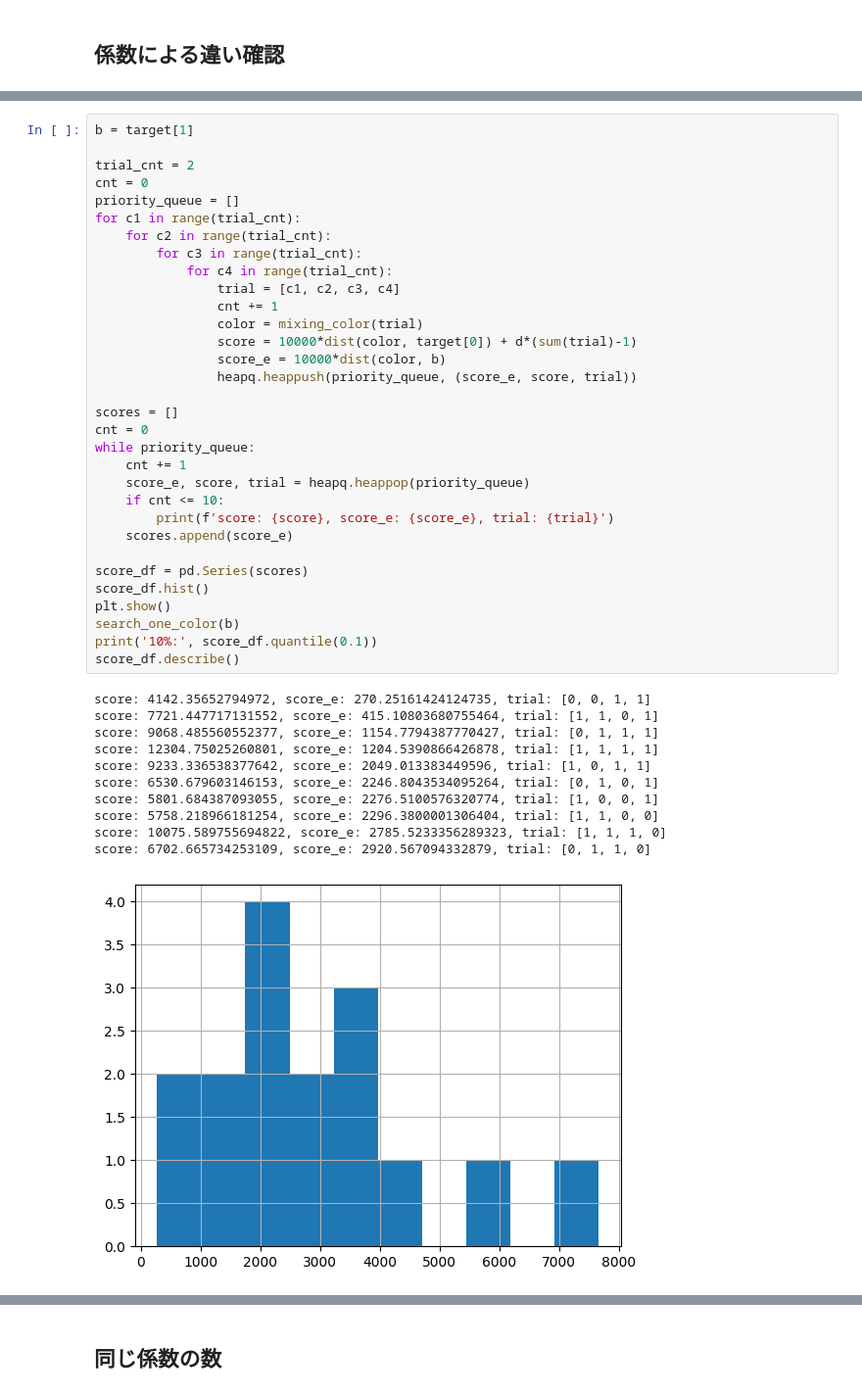
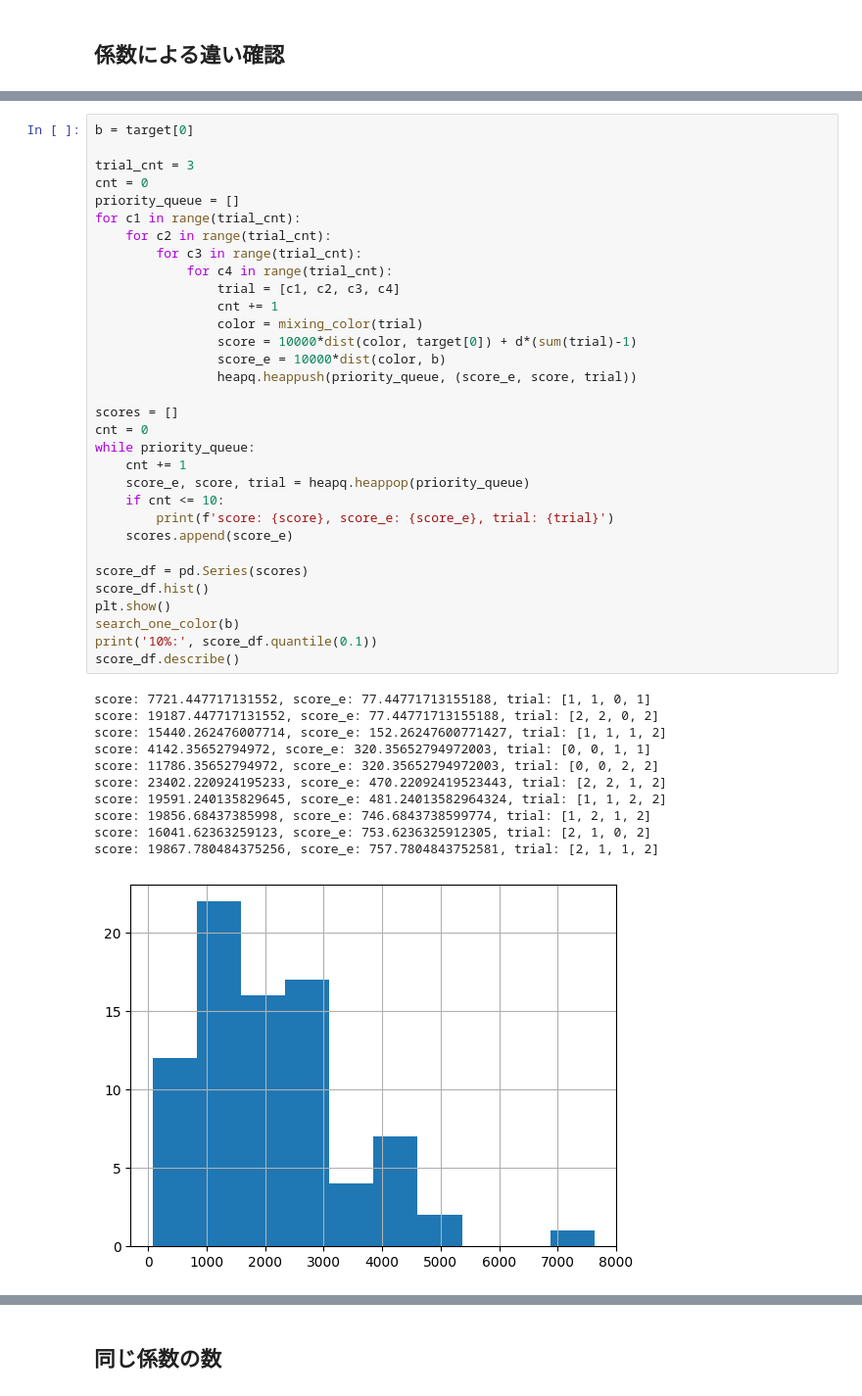
Before and after one commit to takus69/ahc048, a Jupyter notebook: EDA.ipynb, the cells around one changed output, grey strips where cells are left out. Shown at 98% size. Saved outputs shown, nothing was run; the diff lists cells and outputs as text.

```diff
--- a/EDA.ipynb
+++ b/EDA.ipynb
@@ -872,46 +872,46 @@ trial: [1, 1, 0, 1], score: 7721.447717131552, score_e: 77.44771713155188
 trial: [1, 1, 1, 0], score: 10075.589755694822, score_e: 2431.5897556948216
 trial: [1, 1, 1, 1], score: 12304.75025260801, score_e: 838.7502526080101
 # %%
-b = target[1]
+b = target[0]
 
-trial_cnt = 2
+trial_cnt = 3
 cnt = 0
 priority_queue = []
 for c1 in range(trial_cnt):
     for c2 in range(trial_cnt):
         for c3 in range(trial_cnt):
             for c4 in range(trial_cnt):
                 trial = [c1, c2, c3, c4]
                 cnt += 1
                 color = mixing_color(trial)
                 score = 10000*dist(color, target[0]) + d*(sum(trial)-1)
                 score_e = 10000*dist(color, b)
                 heapq.heappush(priority_queue, (score_e, score, trial))
 
 scores = []
 cnt = 0
 while priority_queue:
     cnt += 1
     score_e, score, trial = heapq.heappop(priority_queue)
     if cnt <= 10:
         print(f'score: {score}, score_e: {score_e}, trial: {trial}')
     scores.append(score_e)
 
 score_df = pd.Series(scores)
 score_df.hist()
 plt.show()
 search_one_color(b)
 print('10%:', score_df.quantile(0.1))
 score_df.describe()
 # %% [output]
-score: 4142.35652794972, score_e: 270.25161424124735, trial: [0, 0, 1, 1]
-score: 7721.447717131552, score_e: 415.10803680755464, trial: [1, 1, 0, 1]
-score: 9068.485560552377, score_e: 1154.7794387770427, trial: [0, 1, 1, 1]
-score: 12304.75025260801, score_e: 1204.5390866426878, trial: [1, 1, 1, 1]
-score: 9233.336538377642, score_e: 2049.013383449596, trial: [1, 0, 1, 1]
-score: 6530.679603146153, score_e: 2246.8043534095264, trial: [0, 1, 0, 1]
-score: 5801.684387093055, score_e: 2276.5100576320774, trial: [1, 0, 0, 1]
-score: 5758.218966181254, score_e: 2296.3800001306404, trial: [1, 1, 0, 0]
-score: 10075.589755694822, score_e: 2785.5233356289323, trial: [1, 1, 1, 0]
-score: 6702.665734253109, score_e: 2920.567094332879, trial: [0, 1, 1, 0]
+score: 7721.447717131552, score_e: 77.44771713155188, trial: [1, 1, 0, 1]
+score: 19187.447717131552, score_e: 77.44771713155188, trial: [2, 2, 0, 2]
+score: 15440.262476007714, score_e: 152.26247600771427, trial: [1, 1, 1, 2]
+score: 4142.35652794972, score_e: 320.35652794972003, trial: [0, 0, 1, 1]
+score: 11786.35652794972, score_e: 320.35652794972003, trial: [0, 0, 2, 2]
+score: 23402.220924195233, score_e: 470.22092419523443, trial: [2, 2, 1, 2]
+score: 19591.240135829645, score_e: 481.24013582964324, trial: [1, 1, 2, 2]
+score: 19856.68437385998, score_e: 746.6843738599774, trial: [1, 2, 1, 2]
+score: 16041.62363259123, score_e: 753.6236325912305, trial: [2, 1, 0, 2]
+score: 19867.780484375256, score_e: 757.7804843752581, trial: [2, 1, 1, 2]
-[figure, old version]
+[figure, new version]
```
Also changed, not shown: parts of 4 cells of this notebook, 2 other files.
